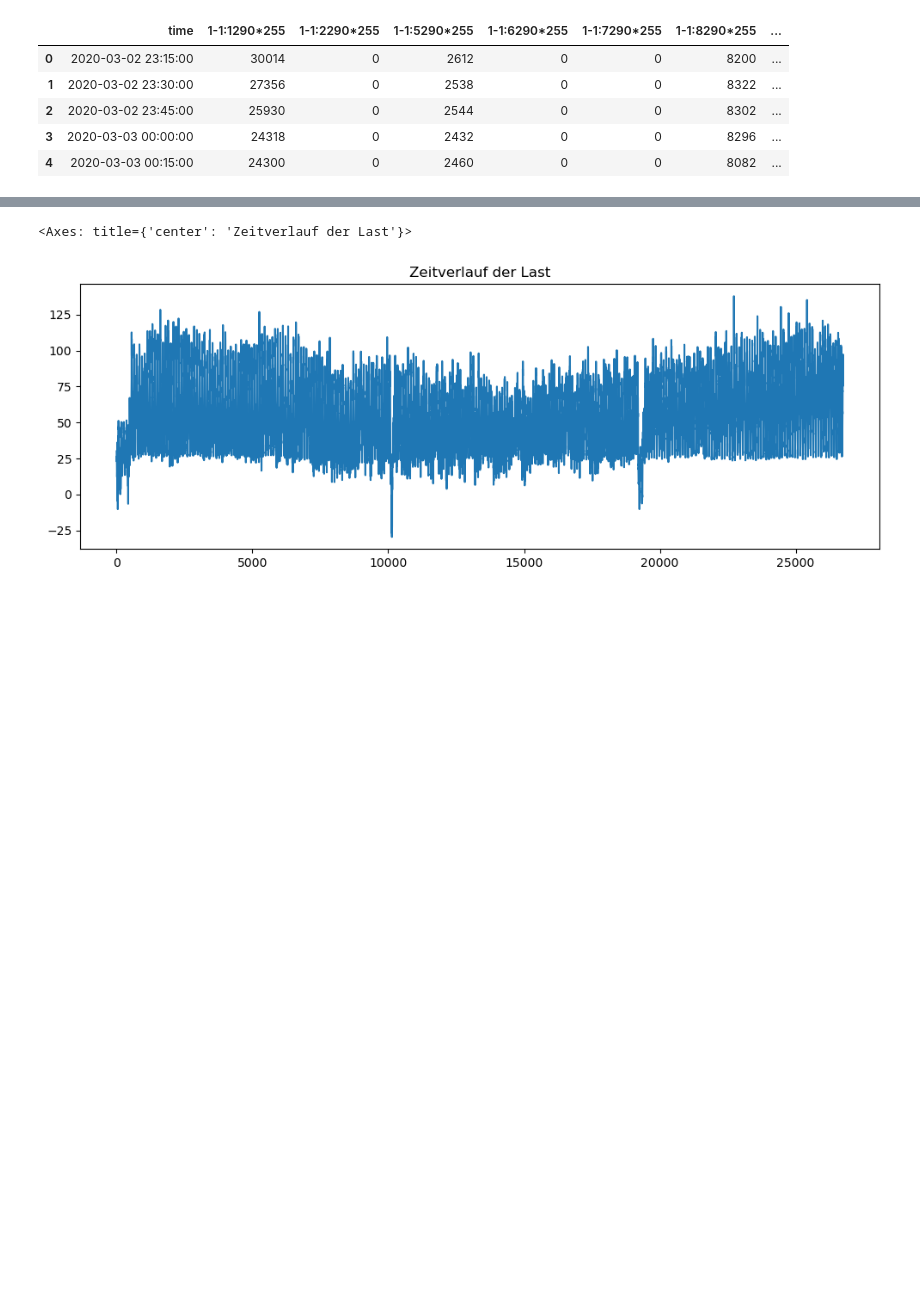
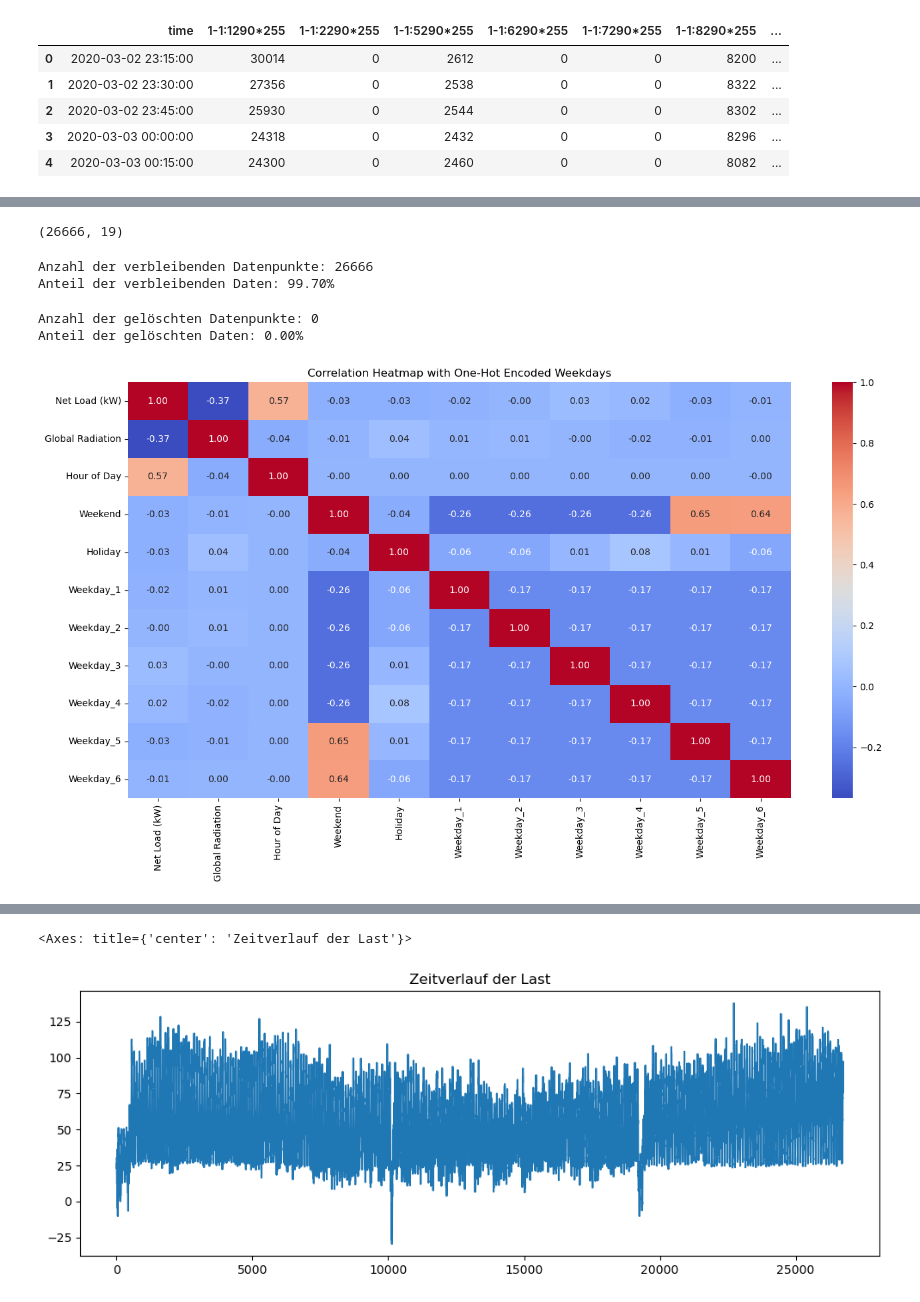
Before and after one commit to feizicodes/ml-netload-prediction, a Jupyter notebook: scr/EDA.ipynb, the cells around one changed output, grey strips where cells are left out. Cells and saved outputs as stored; diff of their text form; code cells hidden in the pictures; blank space fills up the shorter version.

```diff
--- a/scr/EDA.ipynb
+++ b/scr/EDA.ipynb
@@ -42,3 +42,32 @@ memory usage: 3.7+ MB
 | 50% | 61212.000000 | 480.000000 | 2686.00000 | 240.000000 | 0.000000 | 17596.000000 | 48.784000 | ... |
 | 75% | 73960.000000 | 12960.000000 | 4408.00000 | 360.000000 | 0.000000 | 18663.000000 | 66.271000 | ... |
 | max | 137836.000000 | 51840.000000 | 16112.00000 | 600.000000 | 16.000000 | 33580.000000 | 137.836000 | ... |
+# %%
+# Ausreißer anhand des IQR entfernen
+Q1 = df["Nettolast_P_kW"].quantile(0.25)
+Q3 = df["Nettolast_P_kW"].quantile(0.75)
+IQR = Q3 - Q1
+lower = Q1 - 1.5 * IQR
+upper = Q3 + 1.5 * IQR
+
+df_no_outliers = df[(df["Nettolast_P_kW"] >= lower) & (df["Nettolast_P_kW"] <= upper)]
+print(df_no_outliers.shape)
+# %% [output]
+(26666, 19)
+# %%
+# Anzahl der verbleibenden Daten nach dem Entfernen der Ausreißer
+print(f"Anzahl der verbleibenden Datenpunkte: {len(df_no_outliers)}")
+print(f"Anteil der verbleibenden Daten: {len(df_no_outliers) / len(df) * 100:.2f}%")
+# %% [output]
+Anzahl der verbleibenden Datenpunkte: 26666
+Anteil der verbleibenden Daten: 99.70%
+# %%
+# Anzahl der gelöschten Datenpunkte berechnen
+deleted_count = len(df) - len(df_no_outliers)
+deleted_percentage = deleted_count / len(df) * 100
+
+print(f"Anzahl der gelöschten Datenpunkte: {deleted_count}")
+print(f"Anteil der gelöschten Daten: {deleted_percentage:.2f}%")
+# %% [output]
+Anzahl der gelöschten Datenpunkte: 0
+Anteil der gelöschten Daten: 0.00%
@@ -44,0 +77,36 @@ memory usage: 3.7+ MB
+# %%
+# Nach Kernel-Reset: Daten erneut laden
+import pandas as pd
+import seaborn as sns
+import matplotlib.pyplot as plt
+
+# CSV-Datei erneut laden
+df = pd.read_csv("../data/eda_b4s_clean.csv", parse_dates=["time"], index_col="time")
+
+# Sicherstellen, dass die relevanten Spalten vorhanden sind
+required_columns = ['Nettolast_P_kW', 'gre000h0', 'hour', 'weekday', 'is_weekend', 'Holiday']
+df_model = df[required_columns].copy()
+
+# Spalten umbenennen für Lesbarkeit
+df_model = df_model.rename(columns={
+    'Nettolast_P_kW': 'Net Load (kW)',
+    'gre000h0': 'Global Radiation',
+    'hour': 'Hour of Day',
+    'weekday': 'Weekday',
+    'is_weekend': 'Weekend'
+})
+
+# One-Hot-Encoding für den Wochentag (Weekday)
+df_encoded = pd.get_dummies(df_model, columns=['Weekday'], drop_first=True)
+
+# Korrelationsmatrix berechnen
+correlation_matrix = df_encoded.corr()
+
+# Heatmap zeichnen
+plt.figure(figsize=(14, 8))
+sns.heatmap(correlation_matrix, annot=True, cmap='coolwarm', fmt=".2f")
+plt.title("Correlation Heatmap with One-Hot Encoded Weekdays")
+plt.tight_layout()
+plt.show()
+# %% [output]
+[figure, added]
```
Also changed, not shown: parts of 14 cells of this notebook, 3 other files.
